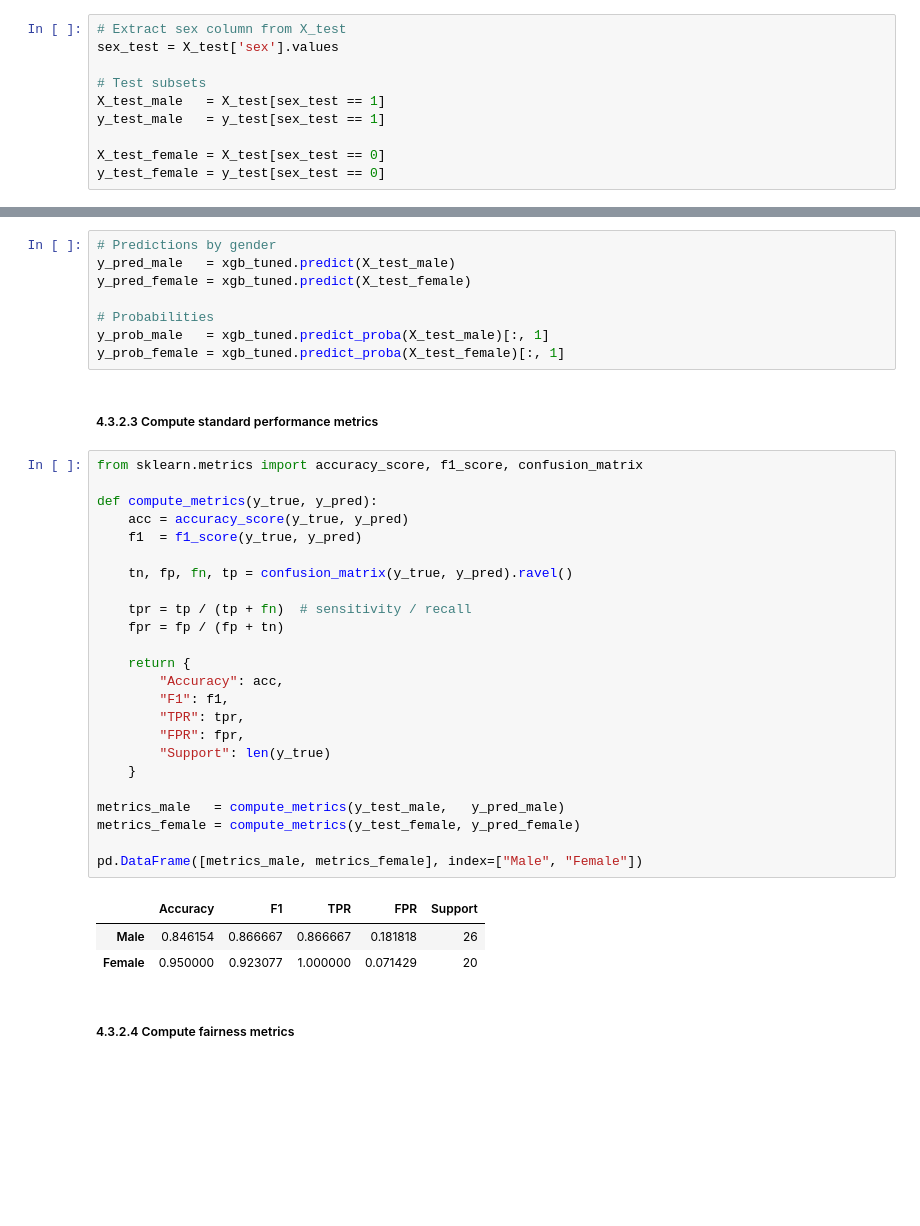
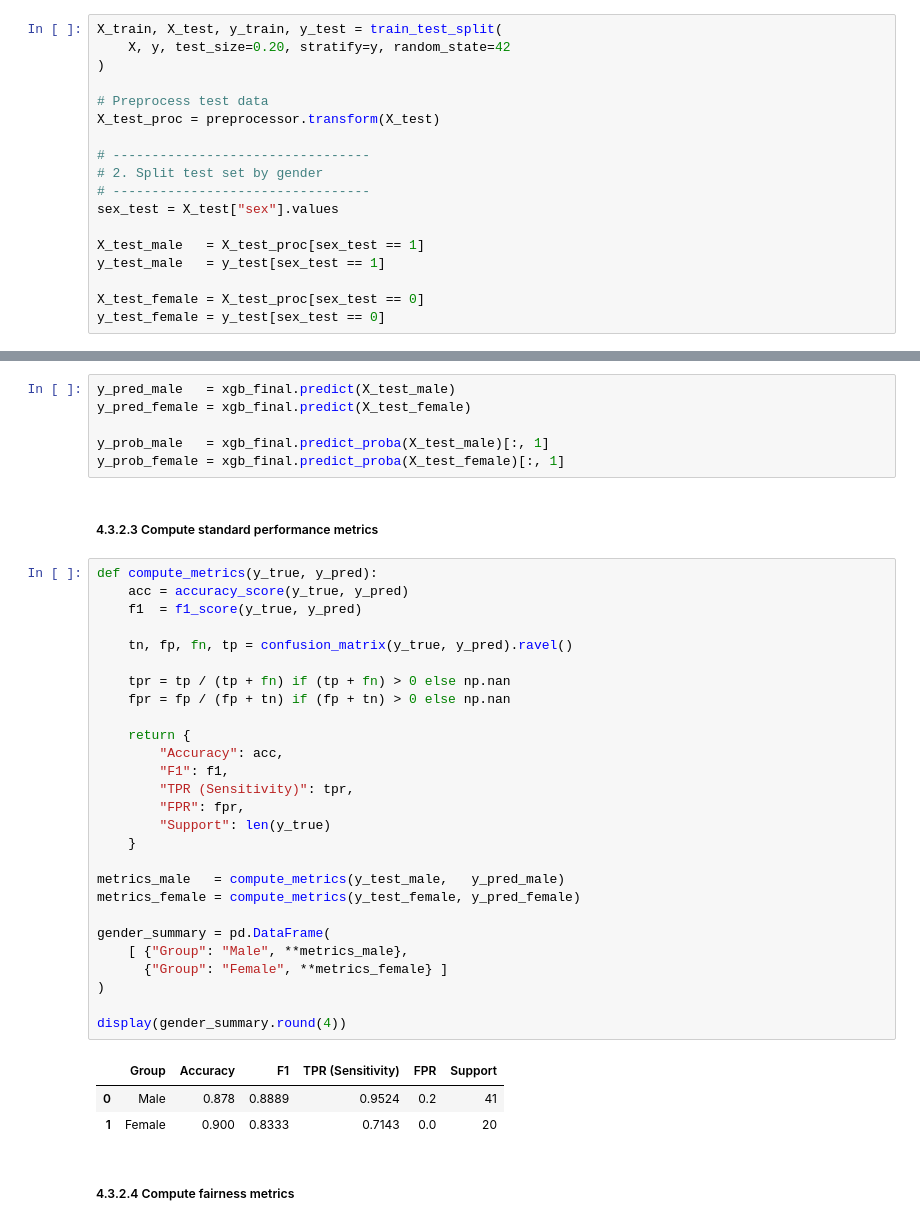
Before and after one commit to Mihalachee/Phenotypic-Bias-in-Heart-Disease-Prediction, a Jupyter notebook: indiviual.ipynb, the cells around one changed output, grey strips where cells are left out. Drawn from its saved outputs; the diff is of its cells as text; blank space fills up the shorter version.

```diff
--- a/indiviual.ipynb
+++ b/indiviual.ipynb
@@ -1436,55 +1701,64 @@ These global metrics assess aggregate model performance but do not reveal whethe
 # %% [markdown]
 ##### 4.3.2.1 Split the test set by gender
 # %%
-# Extract sex column from X_test
-sex_test = X_test['sex'].values
+X_train, X_test, y_train, y_test = train_test_split(
+    X, y, test_size=0.20, stratify=y, random_state=42
+)
 
-# Test subsets
-X_test_male   = X_test[sex_test == 1]
+# Preprocess test data
+X_test_proc = preprocessor.transform(X_test)
+
+# ---------------------------------
+# 2. Split test set by gender
+# ---------------------------------
+sex_test = X_test["sex"].values
+
+X_test_male   = X_test_proc[sex_test == 1]
 y_test_male   = y_test[sex_test == 1]
 
-X_test_female = X_test[sex_test == 0]
+X_test_female = X_test_proc[sex_test == 0]
 y_test_female = y_test[sex_test == 0]
 # %% [markdown]
 ##### 4.3.2.2 Generate gender-specific predictions
 # %%
-# Predictions by gender
-y_pred_male   = xgb_tuned.predict(X_test_male)
-y_pred_female = xgb_tuned.predict(X_test_female)
+y_pred_male   = xgb_final.predict(X_test_male)
+y_pred_female = xgb_final.predict(X_test_female)
 
-# Probabilities
-y_prob_male   = xgb_tuned.predict_proba(X_test_male)[:, 1]
-y_prob_female = xgb_tuned.predict_proba(X_test_female)[:, 1]
+y_prob_male   = xgb_final.predict_proba(X_test_male)[:, 1]
+y_prob_female = xgb_final.predict_proba(X_test_female)[:, 1]
 # %% [markdown]
 ##### 4.3.2.3 Compute standard performance metrics
 # %%
-from sklearn.metrics import accuracy_score, f1_score, confusion_matrix
-
 def compute_metrics(y_true, y_pred):
     acc = accuracy_score(y_true, y_pred)
     f1  = f1_score(y_true, y_pred)
 
     tn, fp, fn, tp = confusion_matrix(y_true, y_pred).ravel()
 
-    tpr = tp / (tp + fn)  # sensitivity / recall
-    fpr = fp / (fp + tn)
+    tpr = tp / (tp + fn) if (tp + fn) > 0 else np.nan
+    fpr = fp / (fp + tn) if (fp + tn) > 0 else np.nan
 
     return {
         "Accuracy": acc,
         "F1": f1,
-        "TPR": tpr,
+        "TPR (Sensitivity)": tpr,
         "FPR": fpr,
         "Support": len(y_true)
     }
 
 metrics_male   = compute_metrics(y_test_male,   y_pred_male)
 metrics_female = compute_metrics(y_test_female, y_pred_female)
 
-pd.DataFrame([metrics_male, metrics_female], index=["Male", "Female"])
+gender_summary = pd.DataFrame(
+    [ {"Group": "Male", **metrics_male},
+      {"Group": "Female", **metrics_female} ]
+)
+
+display(gender_summary.round(4))
 # %% [output]
-|  | Accuracy | F1 | TPR | FPR | Support |
-| Male | 0.846154 | 0.866667 | 0.866667 | 0.181818 | 26 |
-| Female | 0.950000 | 0.923077 | 1.000000 | 0.071429 | 20 |
+|  | Group | Accuracy | F1 | TPR (Sensitivity) | FPR | Support |
+| 0 | Male | 0.878 | 0.8889 | 0.9524 | 0.2 | 41 |
+| 1 | Female | 0.900 | 0.8333 | 0.7143 | 0.0 | 20 |
 # %% [markdown]
 ##### 4.3.2.4 Compute fairness metrics
 # %%
```
Also changed, not shown: parts of 17 cells of this notebook.
